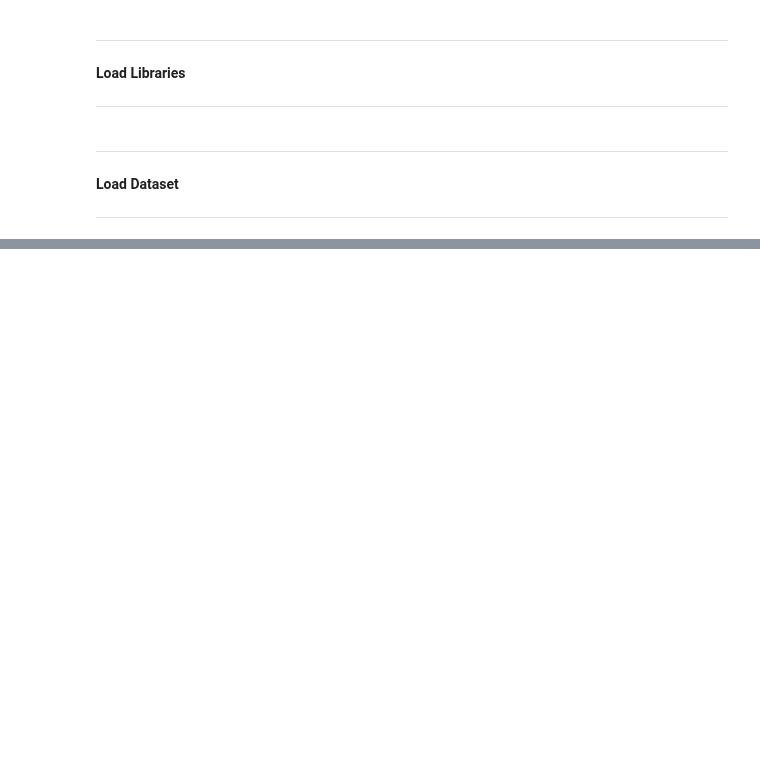
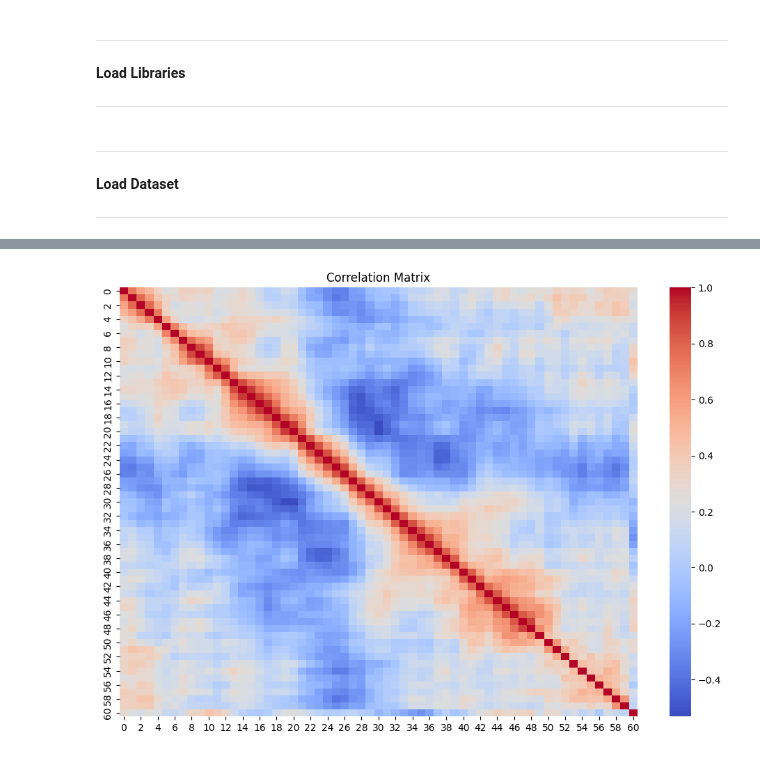
Before and after one commit to JuanZapa7a/AINavalEngineering, a Jupyter notebook: Prac_13_Binary_Classification_Machine_Learning_Case_Study_Project.ipynb, the cells around one changed output, grey strips where cells are left out. Saved outputs shown, nothing was run; the diff lists cells and outputs as text; code cells hidden in the pictures; blank space fills up the shorter version.

```diff
--- a/Prac_13_Binary_Classification_Machine_Learning_Case_Study_Project.ipynb
+++ b/Prac_13_Binary_Classification_Machine_Learning_Case_Study_Project.ipynb
@@ -67,0 +264,7 @@ Saving to: ‘/content/sample_data/sonar.all-data’
+# %%
+# correlation
+# Convert 'R' and 'M' to numeric values
+data[60] = data[60].map({'R': 0, 'M': 1})
+# set precision and calculate the correlation
+pd.set_option('display.precision', 2)
+print(data.corr(method='pearson'))
@@ -67,0 +289,11 @@ Saving to: ‘/content/sample_data/sonar.all-data’
+# %%
+import seaborn as sns
+import matplotlib.pyplot as plt
+
+# Plotting correlation matrix as a heatmap without numbers
+plt.figure(figsize=(12, 8))
+sns.heatmap(data.corr(), annot=False, cmap='coolwarm', fmt='.2f')  # Set annot=False to hide numbers
+plt.title("Correlation Matrix")
+plt.show()
+# %% [output]
+[figure, added]
```
Also changed, not shown: parts of 35 cells of this notebook.
